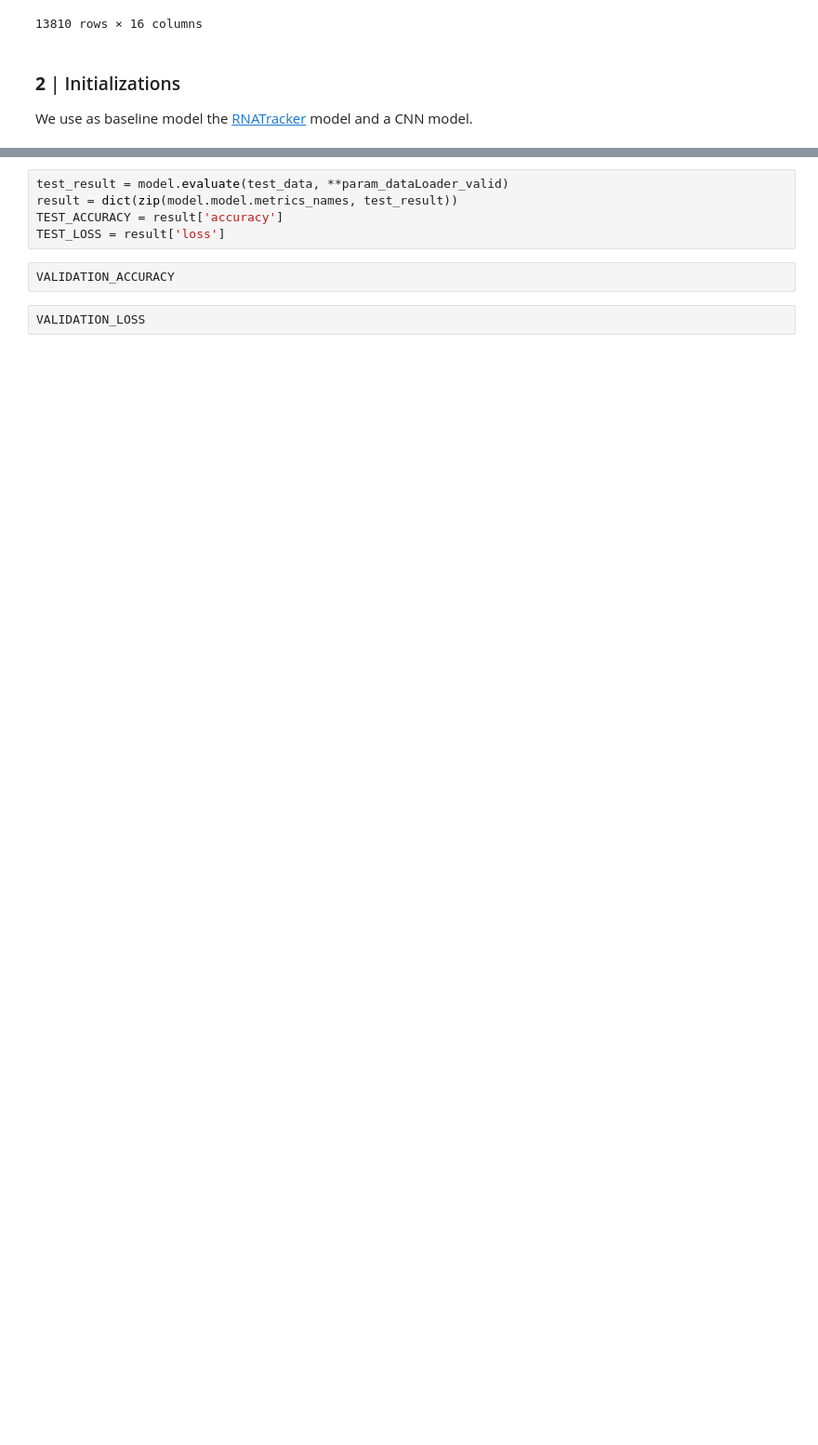
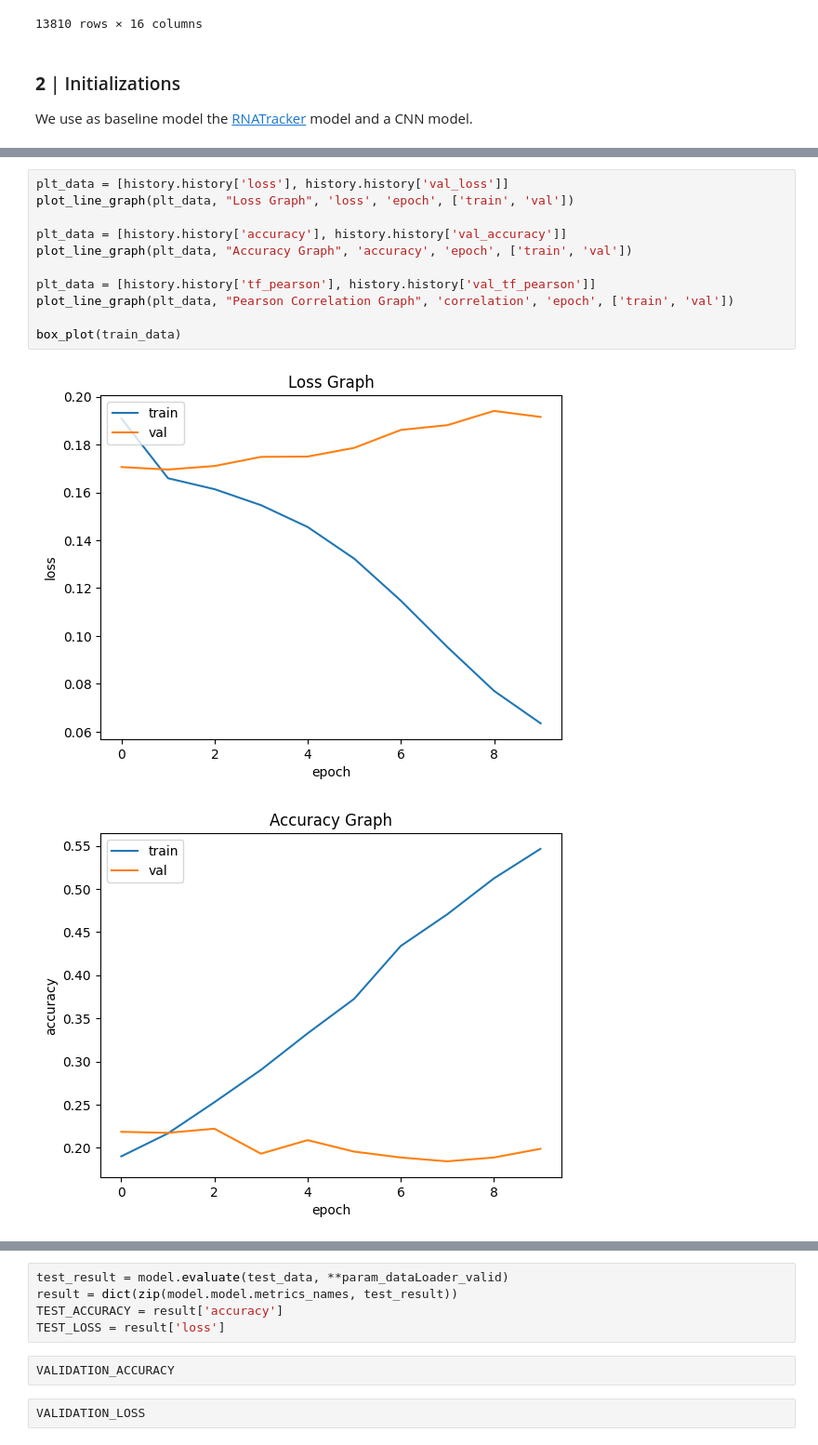
Before and after one commit to Tralius/rna-localization, a Jupyter notebook: dataPipeline_CustomCNN.ipynb, the cells around one changed output, grey strips where cells are left out. Shown at 93% size. Cells and saved outputs as stored; diff of their text form; blank space fills up the shorter version.

```diff
--- a/dataPipeline_CustomCNN.ipynb
+++ b/dataPipeline_CustomCNN.ipynb
@@ -148,0 +209,14 @@ box_plot(train_data)
+# %%
+plt_data = [history.history['loss'], history.history['val_loss']]
+plot_line_graph(plt_data, "Loss Graph", 'loss', 'epoch', ['train', 'val'])
+
+plt_data = [history.history['accuracy'], history.history['val_accuracy']]
+plot_line_graph(plt_data, "Accuracy Graph", 'accuracy', 'epoch', ['train', 'val'])
+
+plt_data = [history.history['tf_pearson'], history.history['val_tf_pearson']]
+plot_line_graph(plt_data, "Pearson Correlation Graph", 'correlation', 'epoch', ['train', 'val'])
+
+box_plot(train_data)
+# %% [output]
+[figure, added]
+[figure, added]
```
Also changed, not shown: parts of 9 cells of this notebook, 30 other files.
